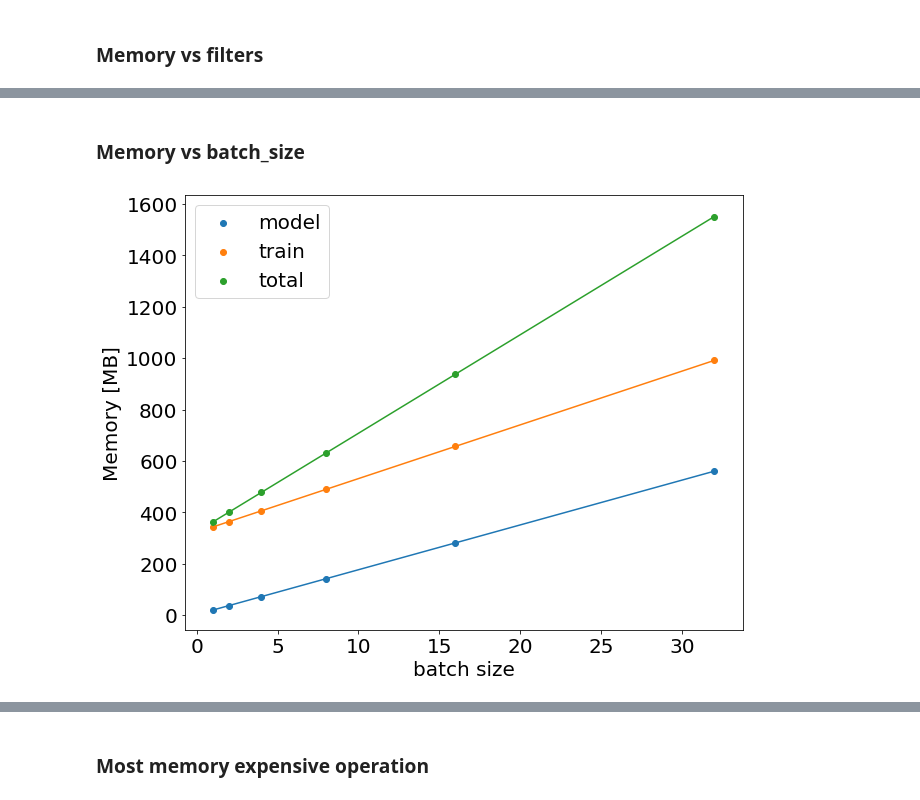
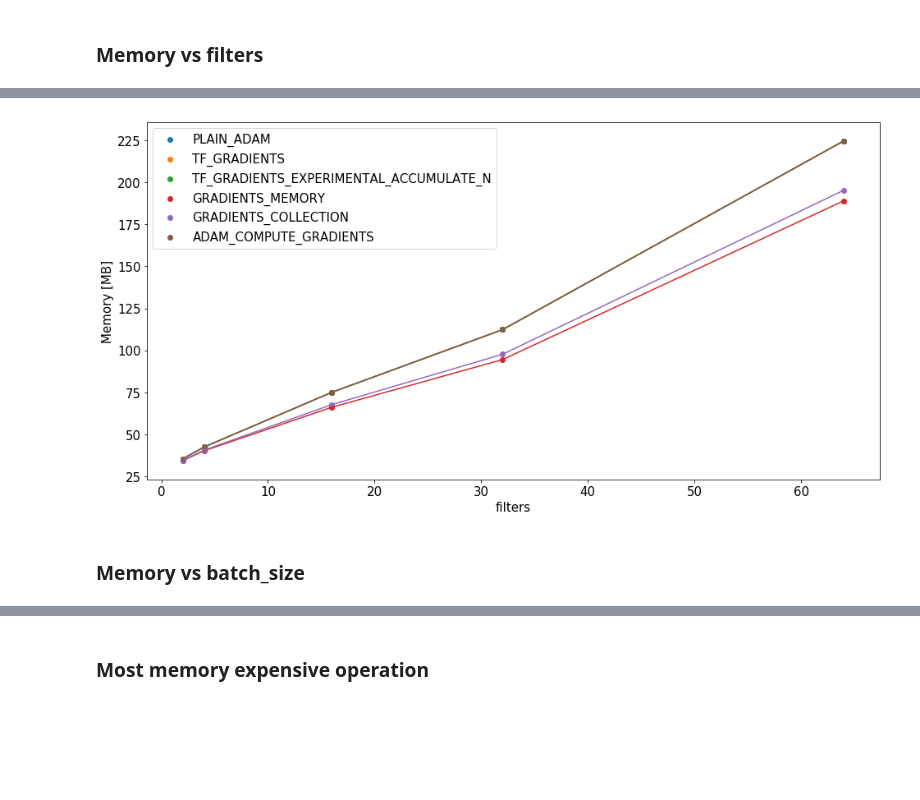
Before and after one commit to gchlebus/gchlebus.github.io, a Jupyter notebook: code/profiling-tf-models/profiling-tf-models.ipynb, the cells around one changed output, grey strips where cells are left out. Saved outputs shown, nothing was run; the diff lists cells and outputs as text; code cells hidden in the pictures; blank space fills up the shorter version.

```diff
--- a/code/profiling-tf-models/profiling-tf-models.ipynb
+++ b/code/profiling-tf-models/profiling-tf-models.ipynb
@@ -58,0 +103,7 @@ _ = plt.xlabel('filters')
+# %%
+x = [2, 4, 16, 32, 64]
+results = {t.value: [] for t in GradientType }
+for value in x:
+    for t in GradientType:
+        results[t.value].append(total_memory_MB(profile(filters=value, gradient_type=t)))
+pprint.pprint(results)
@@ -59,2 +135,6 @@ _ = plt.xlabel('filters')
+# %%
+plot(results, xlabel='filters')
+# %% [output]
+[figure, added]
 # %% [markdown]
 ### Memory vs batch_size
@@ -71,13 +140,0 @@ for batch_size in batch_sizes:
-# %%
-x = batch_sizes
-plt.scatter(x, model_bytes, label='model')
-plt.plot(x, model_bytes)
-plt.scatter(x, train_bytes, label='train')
-plt.plot(x, train_bytes)
-plt.scatter(x, total_bytes, label='total')
-plt.plot(x, total_bytes)
-plt.legend()
-plt.ylabel('Memory [MB]')
-_ = plt.xlabel('batch size')
-# %% [output]
-[figure, removed]
```
Also changed, not shown: parts of 25 cells of this notebook, 6 other files.
